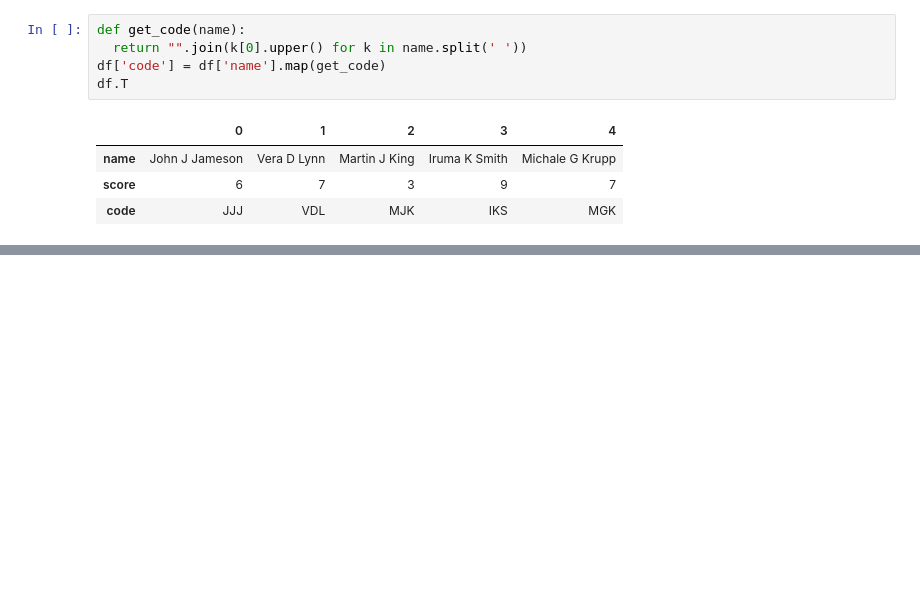
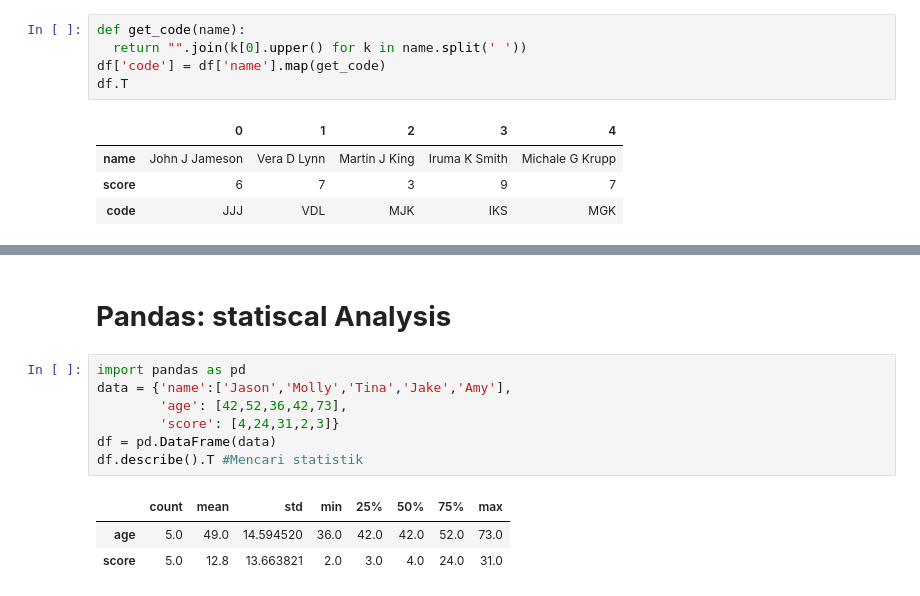
Before and after one commit to Akanerd/Orbit-Archieve, a Jupyter notebook: Day 11 - Live Code Sesi 1.ipynb, the cells around one changed output, grey strips where cells are left out. Drawn from its saved outputs; the diff is of its cells as text; blank space fills up the shorter version.

```diff
--- a/Day 11 - Live Code Sesi 1.ipynb
+++ b/Day 11 - Live Code Sesi 1.ipynb
@@ -44,0 +132,13 @@ df.T
+# %% [markdown]
+# **Pandas: statiscal Analysis**
+# %%
+import pandas as pd
+data = {'name':['Jason','Molly','Tina','Jake','Amy'],
+        'age': [42,52,36,42,73],
+        'score': [4,24,31,2,3]}
+df = pd.DataFrame(data)
+df.describe().T #Mencari statistik
+# %% [output]
+|  | count | mean | std | min | 25% | 50% | 75% | max |
+| age | 5.0 | 49.0 | 14.594520 | 36.0 | 42.0 | 42.0 | 52.0 | 73.0 |
+| score | 5.0 | 12.8 | 13.663821 | 2.0 | 3.0 | 4.0 | 24.0 | 31.0 |
```
Also changed, not shown: parts of 22 cells of this notebook.
